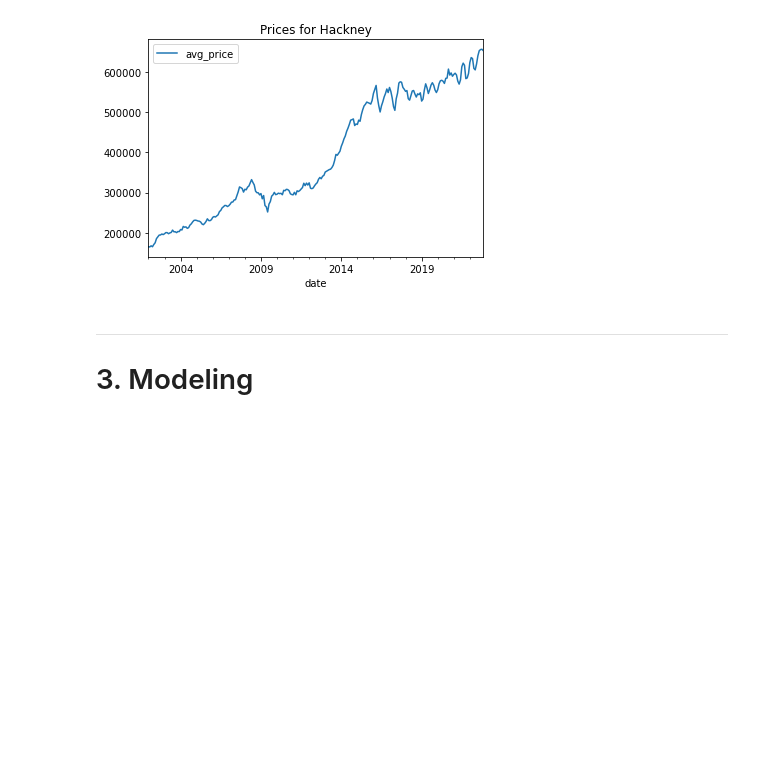
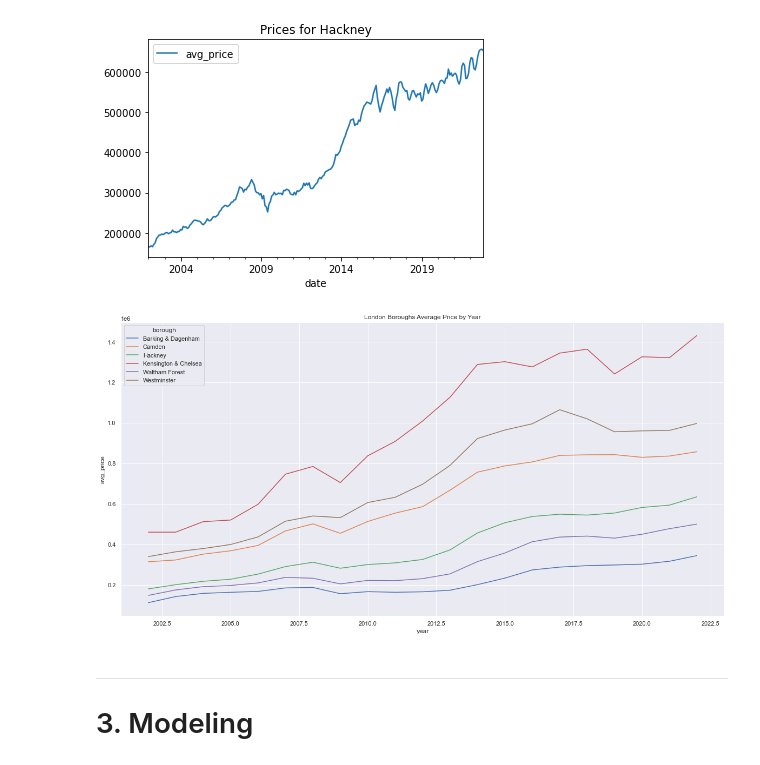
Before and after one commit to cjlcoursework/springboard_dc, a Jupyter notebook: projects/LondonCalling/FinalCopy.ipynb, the cells around one changed output. Saved outputs shown, nothing was run; the diff lists cells and outputs as text; code cells hidden in the pictures; blank space fills up the shorter version.

```diff
--- a/projects/LondonCalling/FinalCopy.ipynb
+++ b/projects/LondonCalling/FinalCopy.ipynb
@@ -473,6 +496,22 @@ p.plot(kind='line', x='date', y='avg_price', title=f"Prices for {borough}")
 plt.show()
 # %% [output]
 [figure]
+# %%
+top_boroughs = ['Hackney', 'Waltham Forest', 'Barking & Dagenham','Kensington & Chelsea',   'Westminster', 'Camden']
+
+
+df = properties_t[(properties_t['borough'].isin( top_boroughs))][['year', 'borough', 'avg_price']].groupby(['year','borough']).mean()
+
+import pandas as pd
+import seaborn as sns
+import matplotlib.pyplot as plt
+
+sns.set(rc={'figure.figsize':(20,10)})
+sns.set_style("darkgrid")
+sns.lineplot(x="year", dashes=False, y="avg_price", hue="borough", style="borough",  data=df).set( title="London Boroughs Average Price by Year")
+plt.show()
+# %% [output]
+[figure, added]
 # %% [markdown]
 ---
 
```
Also changed, not shown: parts of 7 cells of this notebook.
